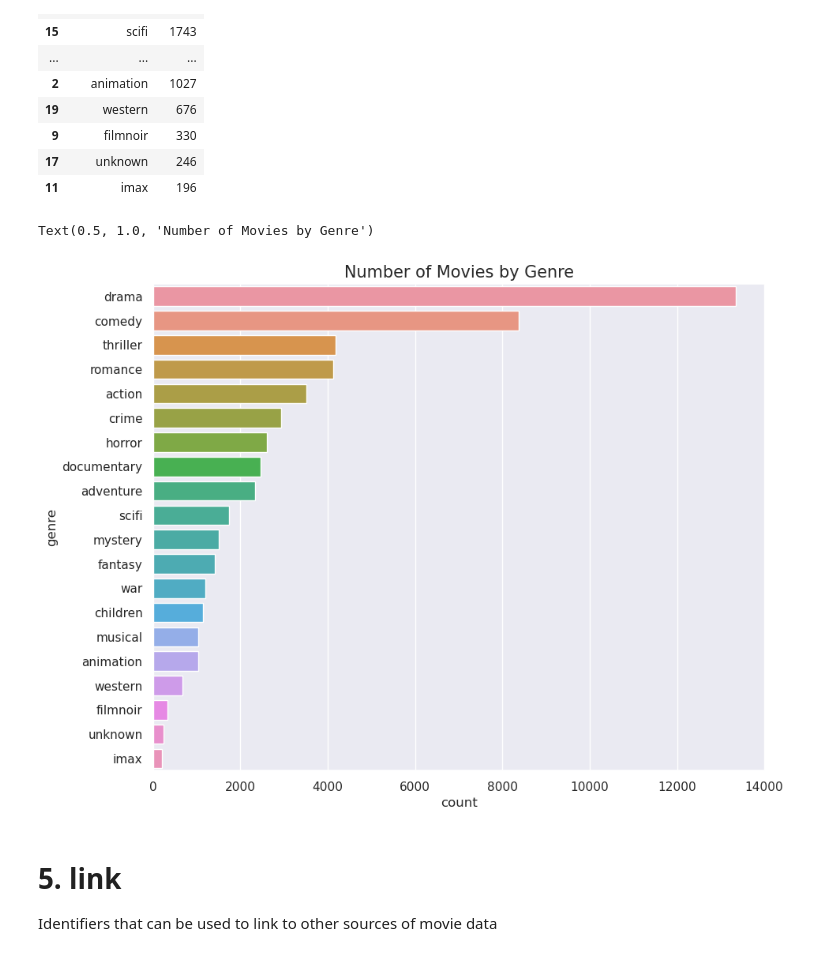
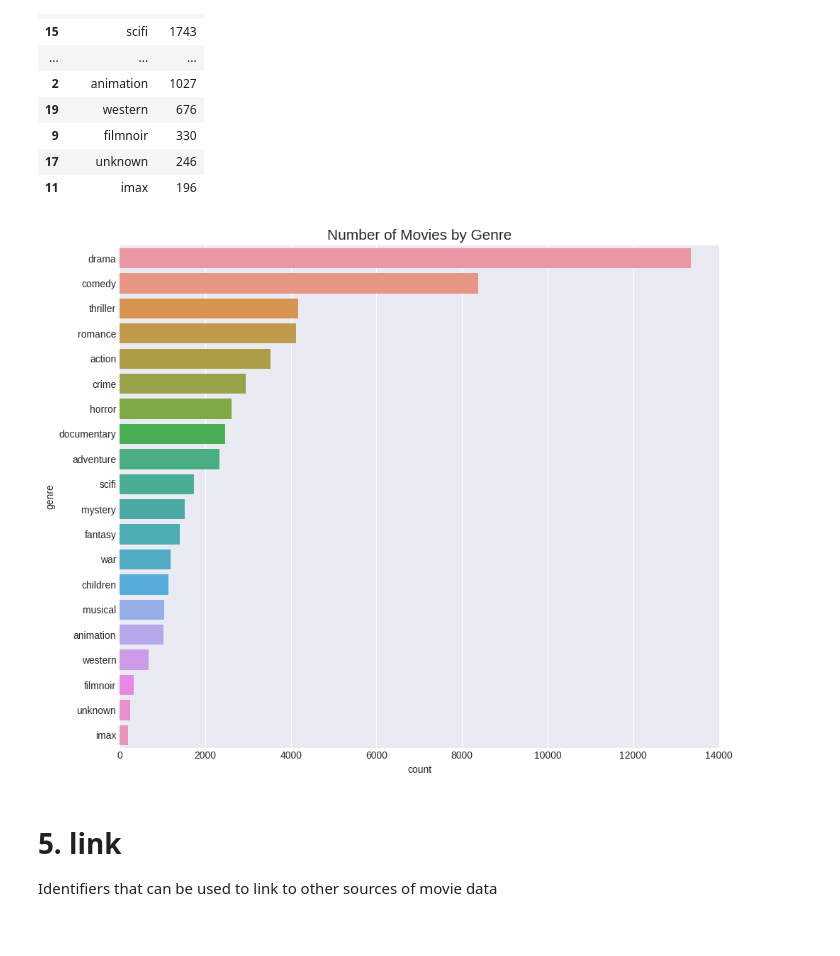
Before and after one commit to MC855FilmesParaTi/machinelearning, a Jupyter notebook: notebooks/1-lfb-initial-data-exploration.ipynb, the cells around one changed output. Saved outputs shown, nothing was run; the diff lists cells and outputs as text; code cells hidden in the pictures.

```diff
--- a/notebooks/1-lfb-initial-data-exploration.ipynb
+++ b/notebooks/1-lfb-initial-data-exploration.ipynb
@@ -74,5 +74,17 @@ import numpy as np
 import seaborn as sns
 from wordcloud import WordCloud, STOPWORDS
 import matplotlib.pyplot as plt
-sns.set_theme()
+import plotly.express as px
+
+# Avisos
+import warnings
+warnings.filterwarnings('ignore')
+
+# Ajustes no pandas
+pd.set_option('display.max_rows', 100 ) # Linhas
+pd.set_option('display.max_columns', 50 ) # Colunas
+
+# Ajustes no matplot
+plt.rcParams['figure.figsize'] = (15, 6)  # Tamanho do gráfico
+plt.style.use('seaborn-darkgrid') # Estilo do gráfico
 # %%
@@ -462,10 +482,12 @@ counts
 # %%
 plt.figure(figsize=(10, 8))
 sns.barplot(x='count', y='genre', data=counts)
 plt.title('Number of Movies by Genre', fontsize=15)
+plt.tight_layout()
+plt.savefig("genres.png", dpi=200)
+plt.show()
 # %% [output]
-Text(0.5, 1.0, 'Number of Movies by Genre')
-[figure, old version]
+[figure, new version]
 # %% [markdown]
 # 5. link
 
```
Also changed, not shown: parts of 22 cells of this notebook, 5 other files.
